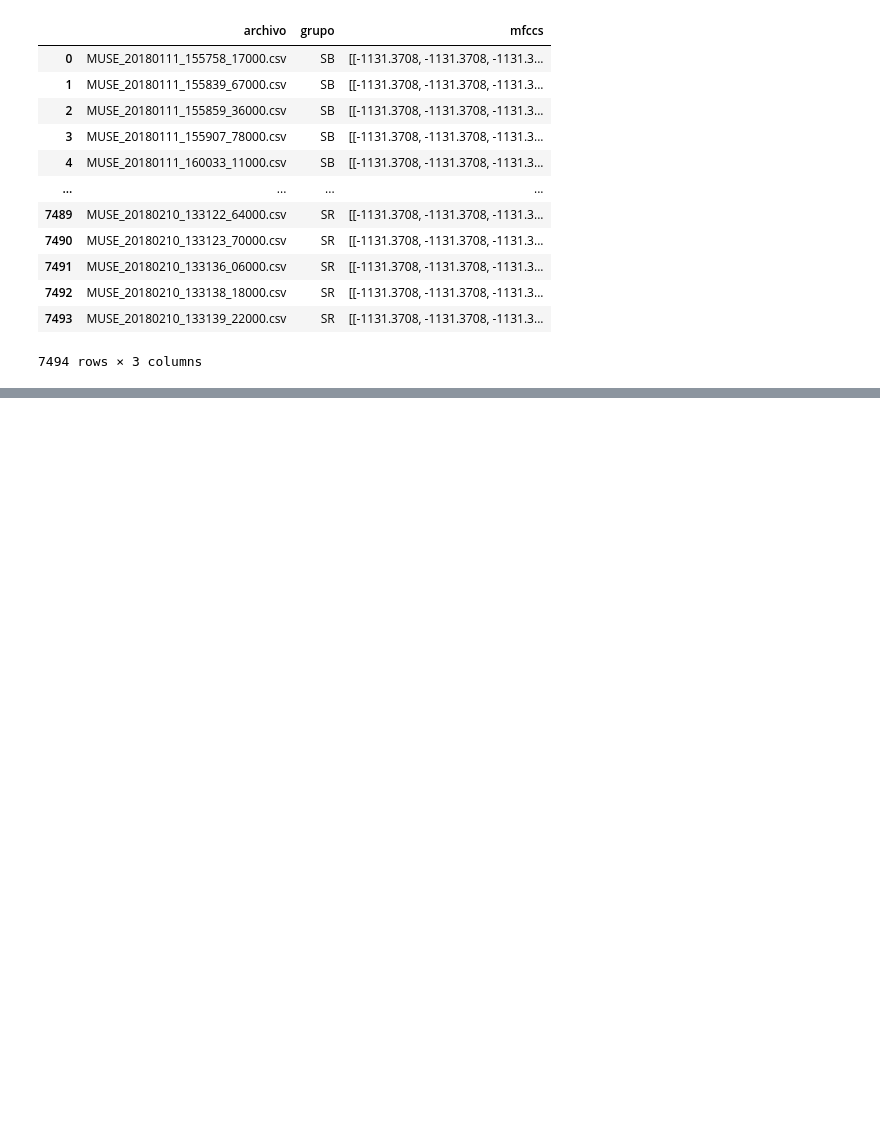
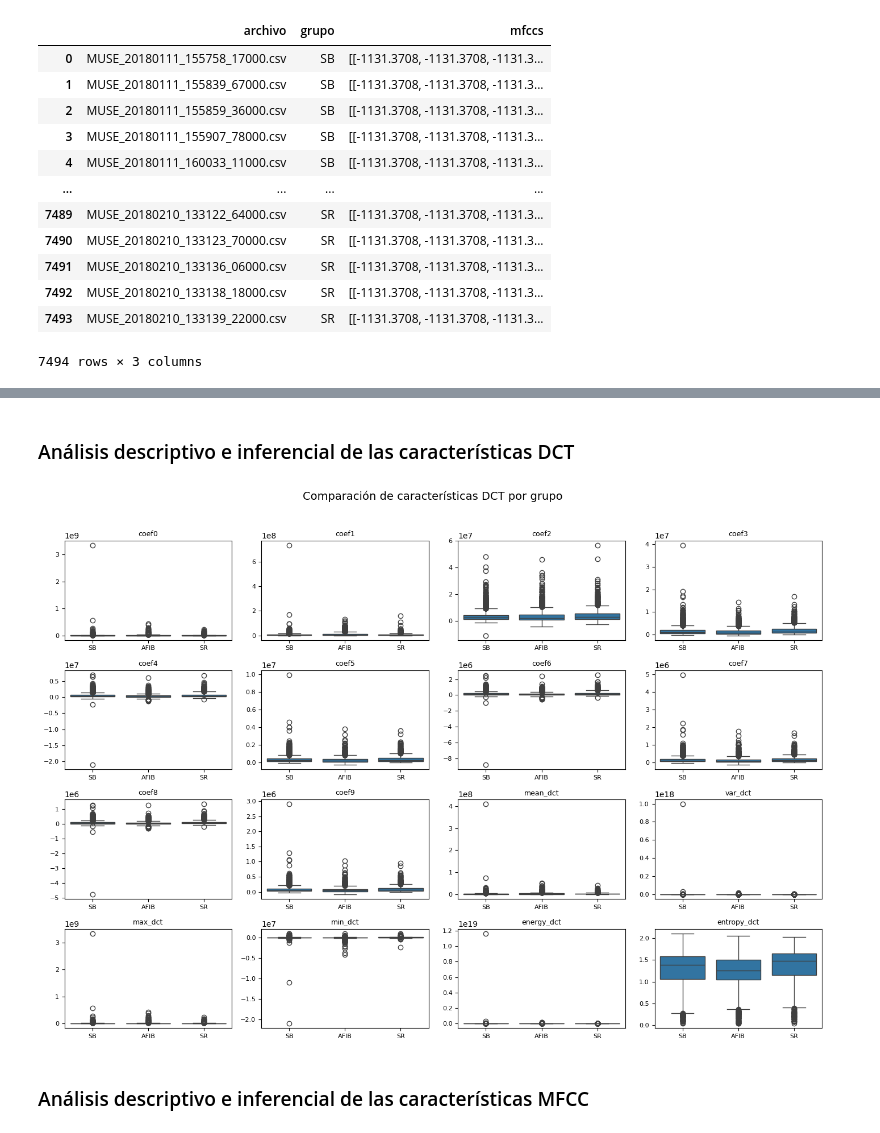
Before and after one commit to LisethTiria/Biosenales-2025-1, a Jupyter notebook: proyecto2_ecg_/proyecto2_script.ipynb, the cells around one changed output, grey strips where cells are left out. Cells and saved outputs as stored; diff of their text form; code cells hidden in the pictures; blank space fills up the shorter version.

```diff
--- a/proyecto2_ecg_/proyecto2_script.ipynb
+++ b/proyecto2_ecg_/proyecto2_script.ipynb
@@ -525,0 +553,33 @@ df_mfcc
+# %% [markdown]
+### Análisis descriptivo e inferencial de las características DCT
+# %%
+
+# Lista completa de columnas a graficar
+cols_dct = ['coef0', 'coef1', 'coef2', 'coef3', 'coef4', 'coef5', 'coef6', 'coef7', 'coef8', 'coef9',
+            'mean_dct', 'var_dct', 'max_dct', 'min_dct', 'energy_dct', 'entropy_dct']
+
+# Número de columnas por fila en la figura
+n_cols = 4
+n_rows = (len(cols_dct) + n_cols - 1) // n_cols
+
+fig, axes = plt.subplots(n_rows, n_cols, figsize=(14, n_rows * 2.5))
+axes = axes.flatten()
+
+for i, col in enumerate(cols_dct):
+    sns.boxplot(x='grupo', y=col, data=df_dct_stats, ax=axes[i])
+    axes[i].set_title(col, fontsize=9)
+    axes[i].set_xlabel('')
+    axes[i].set_ylabel('')
+    axes[i].tick_params(labelsize=8)
+
+# Eliminar subplots vacíos
+for j in range(i + 1, len(axes)):
+    fig.delaxes(axes[j])
+
+fig.suptitle('Comparación de características DCT por grupo', fontsize=14)
+plt.tight_layout(rect=[0, 0, 1, 0.96])
+plt.show()
+# %% [output]
+[figure, added]
+# %% [markdown]
+### Análisis descriptivo e inferencial de las características MFCC
```
Also changed, not shown: parts of 4 cells of this notebook.
